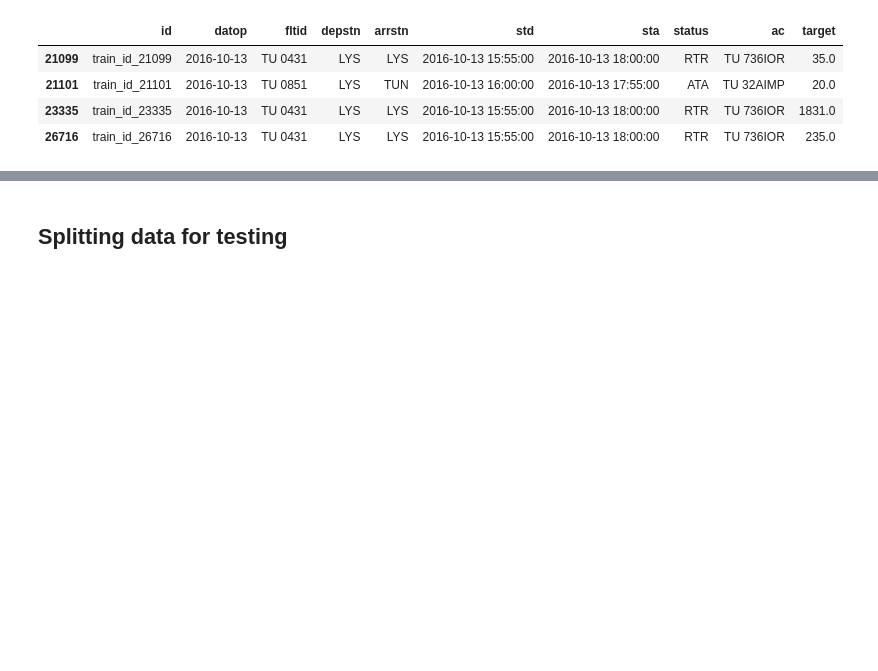
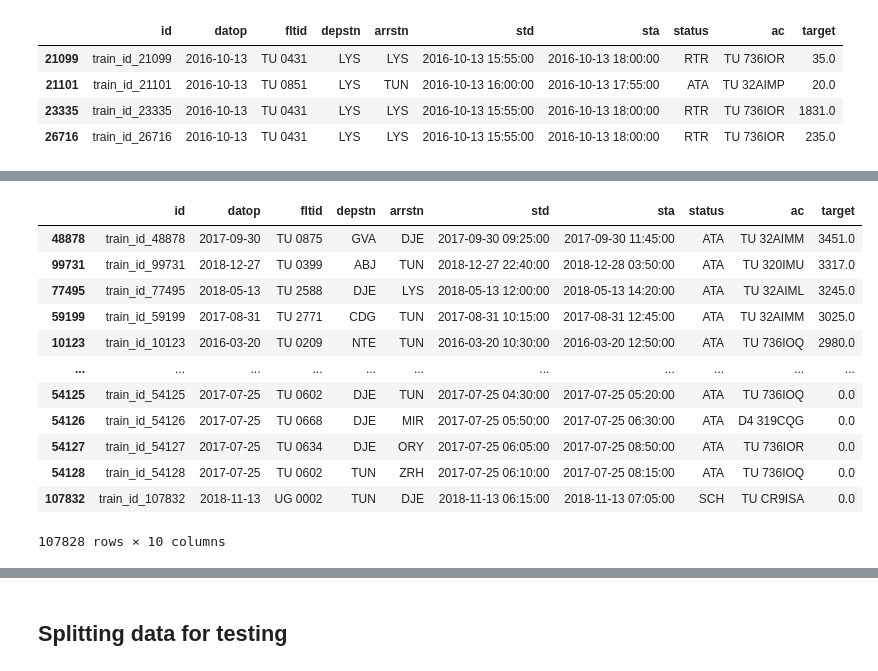
Before and after one commit to edierik/ml_project_flight_delay, a Jupyter notebook: EDA_Modeling_Flight_Delay.ipynb, the cells around one changed output, grey strips where cells are left out. Drawn from its saved outputs; the diff is of its cells as text; code cells hidden in the pictures; blank space fills up the shorter version.

```diff
--- a/EDA_Modeling_Flight_Delay.ipynb
+++ b/EDA_Modeling_Flight_Delay.ipynb
@@ -247,3 +297,7 @@ df[(df.datop == '2016-10-13') & (df.depstn == 'LYS')]
 | 21101 | train_id_21101 | 2016-10-13 | TU 0851 | LYS | TUN | 2016-10-13 16:00:00 | 2016-10-13 17:55:00 | ATA | TU 32AIMP | 20.0 |
 | 23335 | train_id_23335 | 2016-10-13 | TU 0431 | LYS | LYS | 2016-10-13 15:55:00 | 2016-10-13 18:00:00 | RTR | TU 736IOR | 1831.0 |
 | 26716 | train_id_26716 | 2016-10-13 | TU 0431 | LYS | LYS | 2016-10-13 15:55:00 | 2016-10-13 18:00:00 | RTR | TU 736IOR | 235.0 |
+# %%
+# dropping the 2 least minute target delay rows from the duplications
+df_clean=df.copy()
+df_clean=df_clean.drop(index=[21099 , 26716])
@@ -249,0 +322,2 @@ df[(df.datop == '2016-10-13') & (df.depstn == 'LYS')]
+# %%
+df_clean=df_clean.drop(index=[23614])
@@ -249,0 +335,2 @@ df[(df.datop == '2016-10-13') & (df.depstn == 'LYS')]
+# %%
+df_clean=df_clean.drop(index=[57786])
@@ -249,0 +345,2 @@ df[(df.datop == '2016-10-13') & (df.depstn == 'LYS')]
+# %%
+df_clean=df_clean.drop(index=[41876])
@@ -249,0 +375,16 @@ df[(df.datop == '2016-10-13') & (df.depstn == 'LYS')]
+# %%
+df_clean.sort_values(by='target' , ascending=False)
+# %% [output]
+|  | id | datop | fltid | depstn | arrstn | std | sta | status | ac | target |
+| 48878 | train_id_48878 | 2017-09-30 | TU 0875 | GVA | DJE | 2017-09-30 09:25:00 | 2017-09-30 11:45:00 | ATA | TU 32AIMM | 3451.0 |
+| 99731 | train_id_99731 | 2018-12-27 | TU 0399 | ABJ | TUN | 2018-12-27 22:40:00 | 2018-12-28 03:50:00 | ATA | TU 320IMU | 3317.0 |
+| 77495 | train_id_77495 | 2018-05-13 | TU 2588 | DJE | LYS | 2018-05-13 12:00:00 | 2018-05-13 14:20:00 | ATA | TU 32AIML | 3245.0 |
+| 59199 | train_id_59199 | 2017-08-31 | TU 2771 | CDG | TUN | 2017-08-31 10:15:00 | 2017-08-31 12:45:00 | ATA | TU 32AIMM | 3025.0 |
+| 10123 | train_id_10123 | 2016-03-20 | TU 0209 | NTE | TUN | 2016-03-20 10:30:00 | 2016-03-20 12:50:00 | ATA | TU 736IOQ | 2980.0 |
+| ... | ... | ... | ... | ... | ... | ... | ... | ... | ... | ... |
+| 54125 | train_id_54125 | 2017-07-25 | TU 0602 | DJE | TUN | 2017-07-25 04:30:00 | 2017-07-25 05:20:00 | ATA | TU 736IOQ | 0.0 |
+| 54126 | train_id_54126 | 2017-07-25 | TU 0668 | DJE | MIR | 2017-07-25 05:50:00 | 2017-07-25 06:30:00 | ATA | D4 319CQG | 0.0 |
+| 54127 | train_id_54127 | 2017-07-25 | TU 0634 | DJE | ORY | 2017-07-25 06:05:00 | 2017-07-25 08:50:00 | ATA | TU 736IOR | 0.0 |
+| 54128 | train_id_54128 | 2017-07-25 | TU 0602 | TUN | ZRH | 2017-07-25 06:10:00 | 2017-07-25 08:15:00 | ATA | TU 736IOQ | 0.0 |
+| 107832 | train_id_107832 | 2018-11-13 | UG 0002 | TUN | DJE | 2018-11-13 06:15:00 | 2018-11-13 07:05:00 | SCH | TU CR9ISA | 0.0 |
+107828 rows × 10 columns
```
Also changed, not shown: parts of 29 cells of this notebook.
